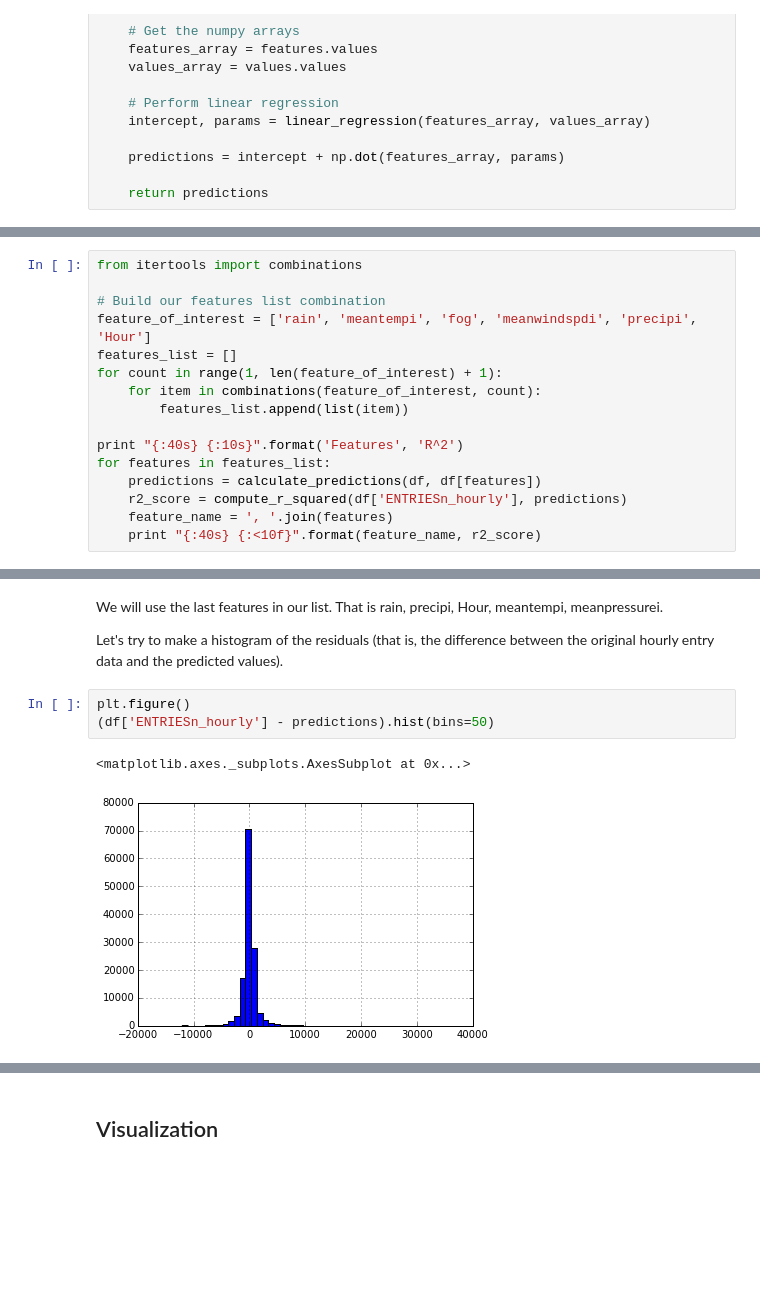
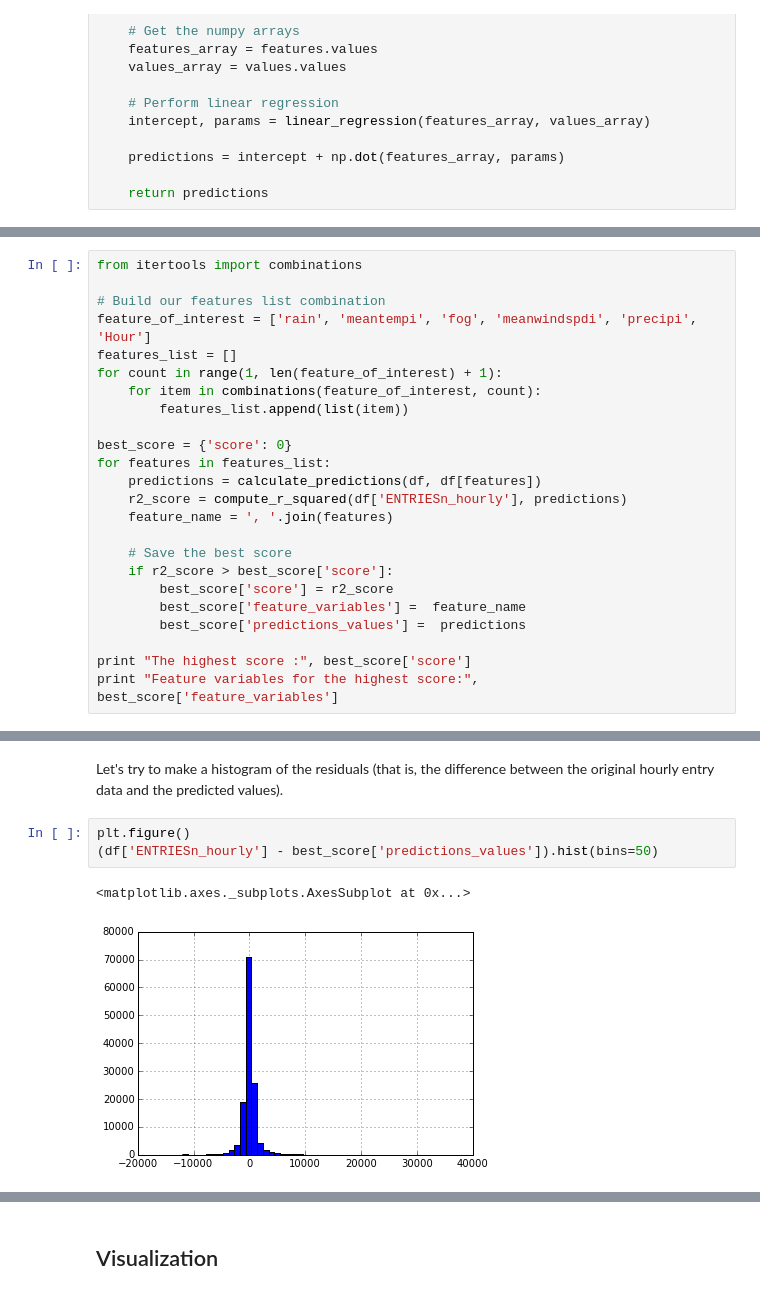
Before and after one commit to joashxu/NYCSubwayDataAnalysis, a Jupyter notebook: NYCSubway.ipynb, the cells around one changed output, grey strips where cells are left out. Saved outputs shown, nothing was run; the diff lists cells and outputs as text; blank space fills up the shorter version.

```diff
--- a/NYCSubway.ipynb
+++ b/NYCSubway.ipynb
@@ -183,10 +183,18 @@ for count in range(1, len(feature_of_interest) + 1):
     for item in combinations(feature_of_interest, count):
         features_list.append(list(item))
 
-print "{:40s} {:10s}".format('Features', 'R^2')
+best_score = {'score': 0}
 for features in features_list:
     predictions = calculate_predictions(df, df[features])
     r2_score = compute_r_squared(df['ENTRIESn_hourly'], predictions)
     feature_name = ', '.join(features)
-    print "{:40s} {:<10f}".format(feature_name, r2_score)
+
+    # Save the best score
+    if r2_score > best_score['score']:
+        best_score['score'] = r2_score
+        best_score['feature_variables'] =  feature_name
+        best_score['predictions_values'] =  predictions
+
+print "The highest score :", best_score['score']
+print "Feature variables for the highest score:", best_score['feature_variables']
 # %% [output]
@@ -210,14 +218,12 @@ rain, meantempi, fog, meanwindspdi, precipi, Hour 0.458621
 # %% [markdown]
-We will use the last features in our list. That is rain, precipi, Hour, meantempi, meanpressurei.
-
 Let's try to make a histogram of the residuals
 (that is, the difference between the original hourly entry data and the predicted values).
 # %%
 plt.figure()
-(df['ENTRIESn_hourly'] - predictions).hist(bins=50)
+(df['ENTRIESn_hourly'] - best_score['predictions_values']).hist(bins=50)
 # %% [output]
 <matplotlib.axes._subplots.AxesSubplot at 0x...>
-[figure, old version]
+[figure, new version]
 # %% [markdown]
 We see that the plot of residuals approximate normal distribution.
 This is what we expected since residuals is a form of error,
```
Also changed, not shown: parts of 3 cells of this notebook.
